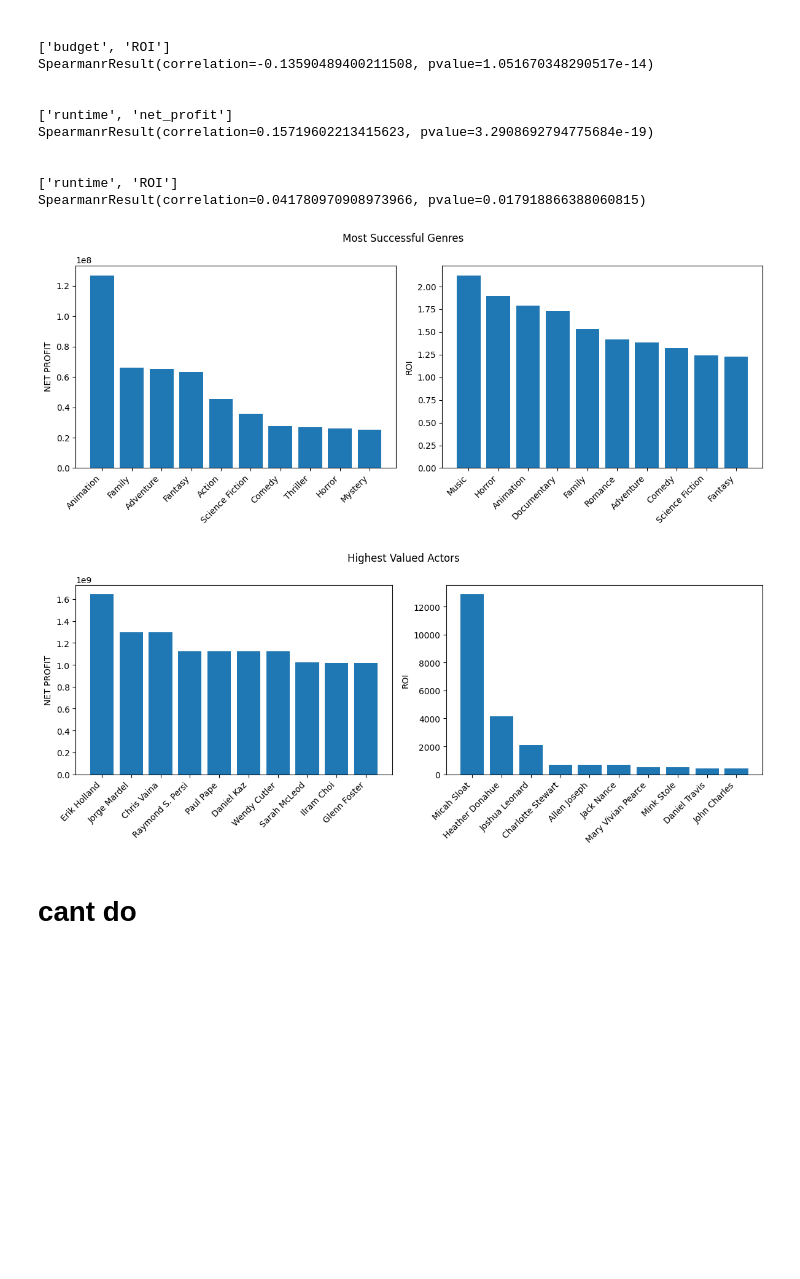
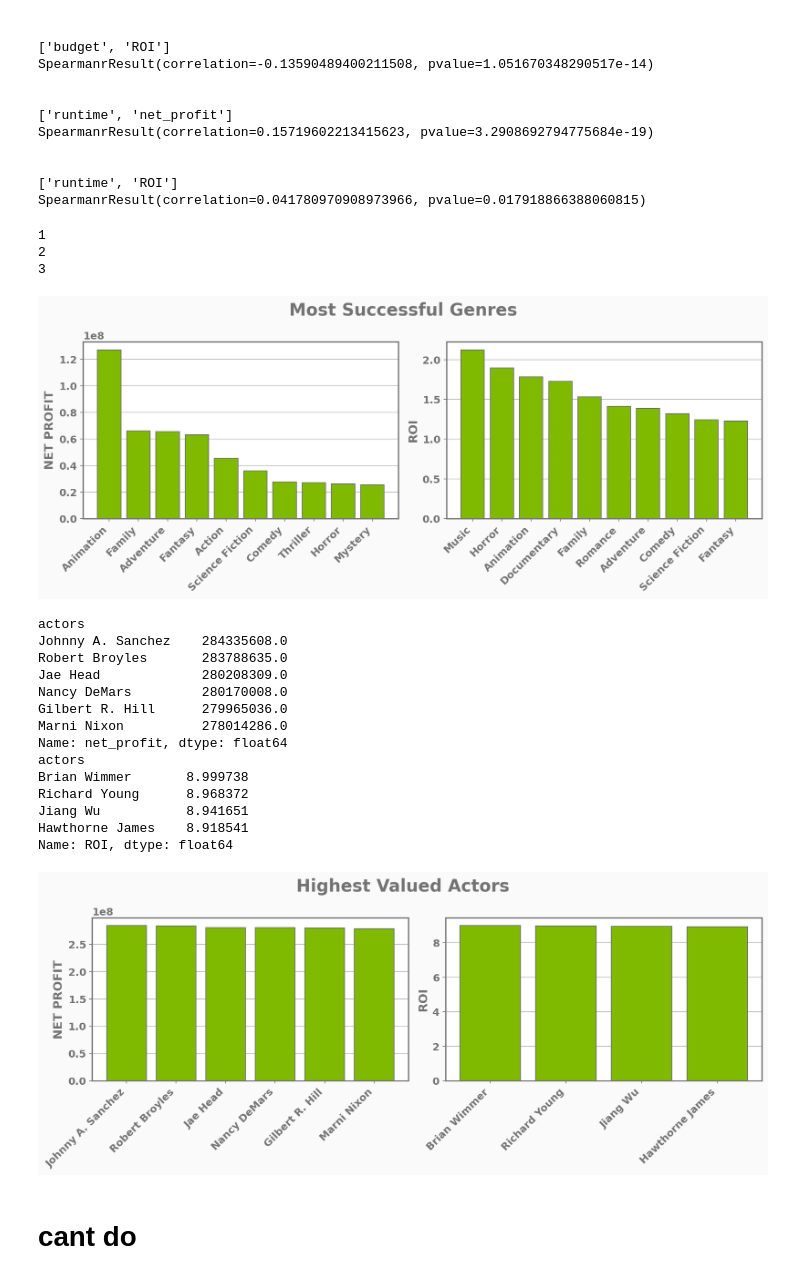
Before and after one commit to ACB-prgm/Phase1_Project, a Jupyter notebook: notebooks/tmdb.ipynb, the cells around one changed output. Saved outputs shown, nothing was run; the diff lists cells and outputs as text; code cells hidden in the pictures; blank space fills up the shorter version.

Commit message:
Graph Aesthetics

```diff
--- a/notebooks/tmdb.ipynb
+++ b/notebooks/tmdb.ipynb
@@ -8,6 +8,9 @@ import os
 # %%
 BASE_DIR = os.path.abspath(os.path.join(os.getcwd(), '..'))
 DATA_DIR = os.path.join(BASE_DIR, "TMDB_5000")
+# %%
+MP_STYLE = os.path.join(BASE_DIR, "style.mplstyle")
+plt.style.use(MP_STYLE)
 # %%
 dfs = {}
 
@@ -110,9 +113,13 @@ actors_df.actors = actors_df.actors.apply(get_actor)
 actors_df = actors_df[actors_df.actors.duplicated()] # get only actors who have been in > 1 film
 # %%
 # MAKE CREW_DF
-crew_df = expand_column(df, "crew").drop(columns=["genres", "cast"])
+crew_df = expand_column(df.drop(columns=["genres", "cast"]), "crew")
 crewmem_info_df = crew_df.crew.apply(pd.Series)
 crew_df = pd.concat([crew_df, crewmem_info_df[["job", "name"]]], axis=1).drop(columns=["crew"])
+# %% [output]
+1
+2
+3
 # %%
 # GENRE ANALYSIS
 
@@ -127,25 +134,41 @@ for idx, marker in enumerate(["net_profit", "ROI"]):
 
     ax = axs[idx]
     ax.bar(test.index, height=test[marker])
+    # ax.set_title("Most Valuable Genres")
     ax.set_xticklabels(test.index, rotation = 45, ha="right", va="top")
     ax.set_ylabel(marker.replace("_", " ").upper())
 # %% [output]
-[figure, old version]
+[figure, new version]
 # %%
 # CAST/ACTORS ANALYSIS
 
 fig, axs = plt.subplots(nrows=1, ncols=2, tight_layout=True, figsize=(12,5))
 fig.suptitle("Highest Valued Actors")
 
 for idx, marker in enumerate(["net_profit", "ROI"]):
-    test = actors_df.groupby("actors").median().sort_values(marker, ascending=False)[:10]
+    test = remove_outliers(actors_df, [marker]).groupby("actors").median().sort_values(marker, ascending=False)[:10].drop_duplicates(subset=marker)
 
+    print(test[marker])
     ax = axs[idx]
     ax.bar(test.index, height=test[marker])
     ax.set_xticklabels(test.index, rotation = 45, ha="right", va="top")
     ax.set_ylabel(marker.replace("_", " ").upper())
 # %% [output]
+actors
+Johnny A. Sanchez    284335608.0
+Robert Broyles       283788635.0
+Jae Head             280208309.0
+Nancy DeMars         280170008.0
+Gilbert R. Hill      279965036.0
+Marni Nixon          278014286.0
+Name: net_profit, dtype: float64
+actors
+Brian Wimmer       8.999738
+Richard Young      8.968372
+Jiang Wu           8.941651
+Hawthorne James    8.918541
+Name: ROI, dtype: float64
-[figure, old version]
+[figure, new version]
 # %% [markdown]
 # cant do
 # %%
```
Also changed, not shown: parts of 1 cell of this notebook, 1 other file.
